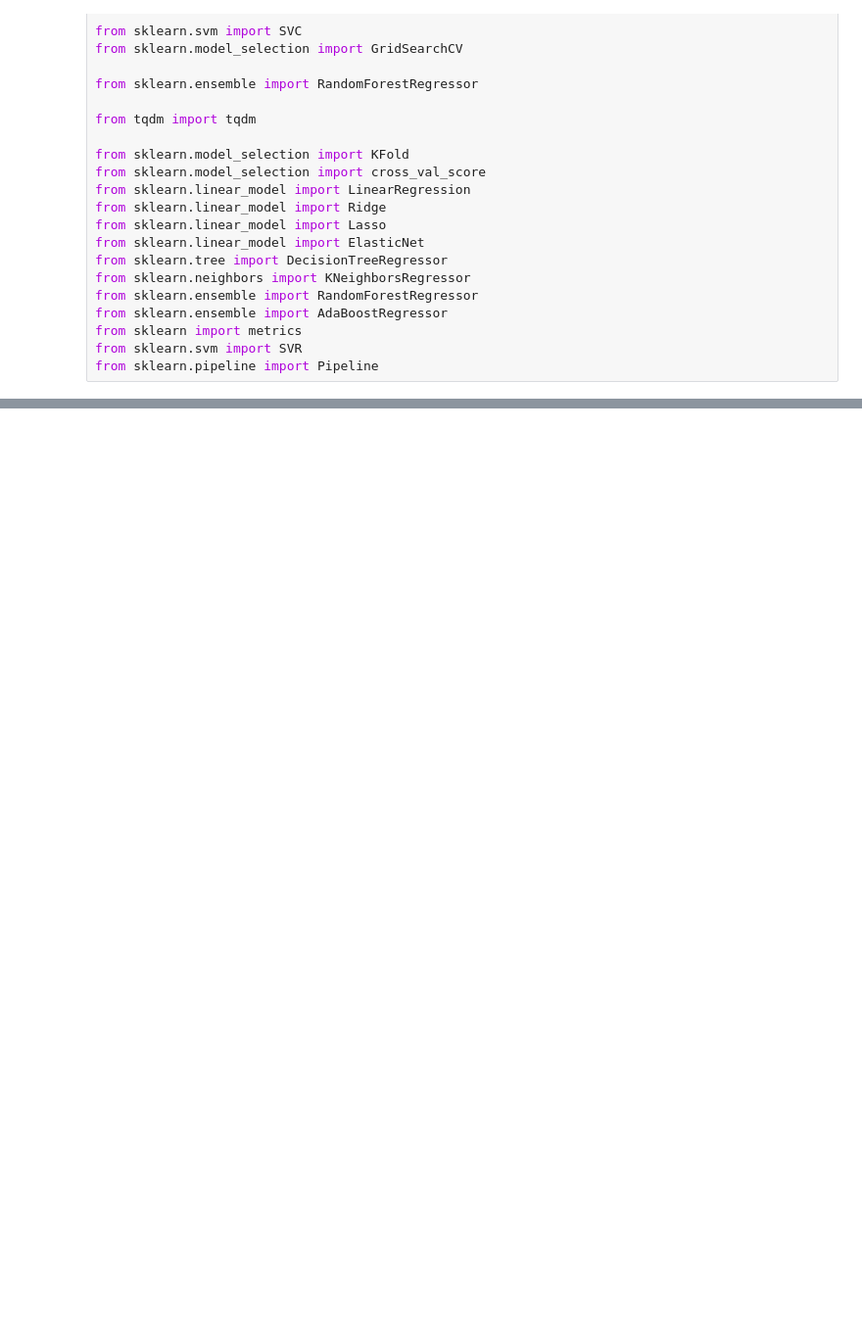
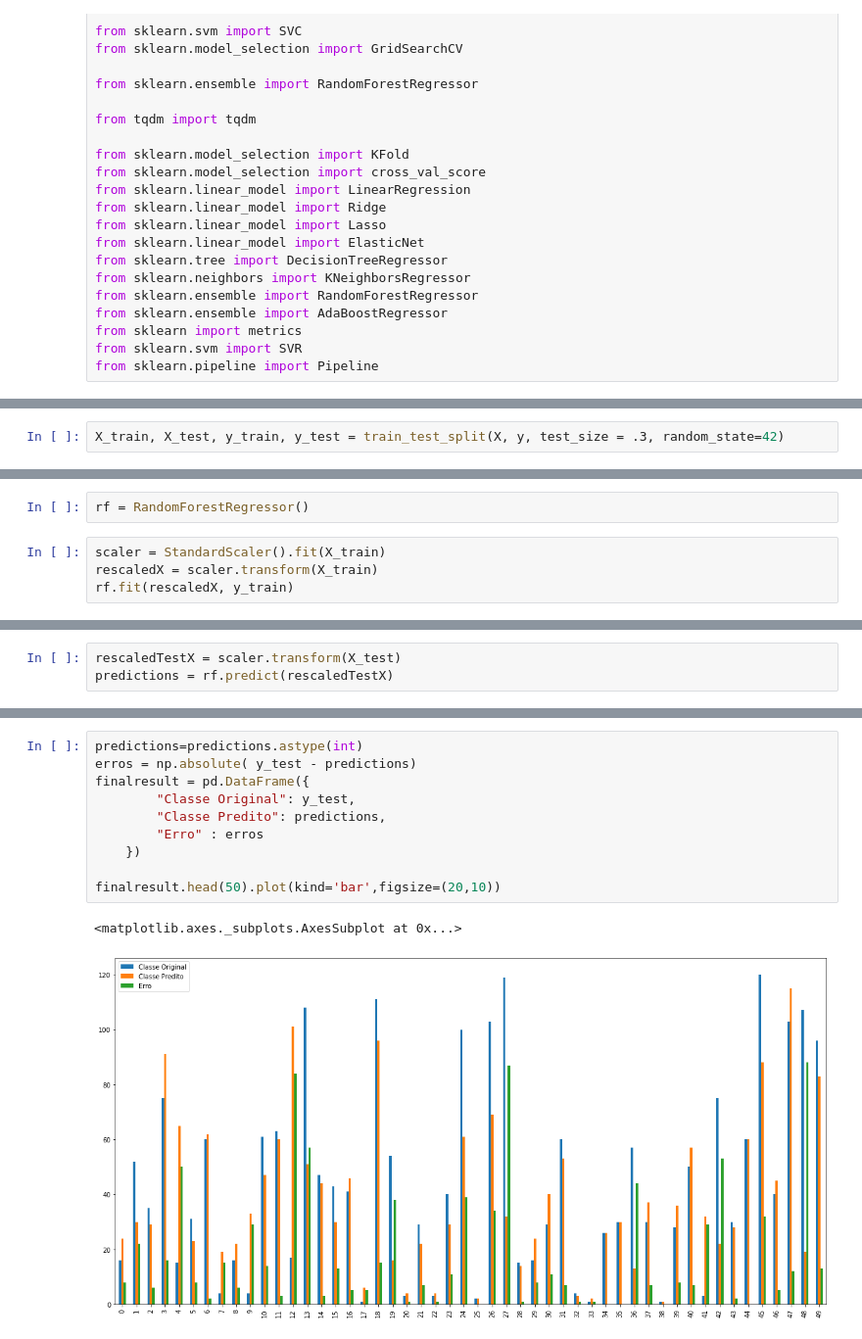
Before and after one commit to GDods/HachathonFiap, a Jupyter notebook: Regres.ipynb, the cells around one changed output, grey strips where cells are left out. Shown at 98% size. Cells and saved outputs as stored; diff of their text form; blank space fills up the shorter version.

```diff
--- a/Regres.ipynb
+++ b/Regres.ipynb
@@ -51,3 +181,5 @@ df.info()
+# %%
+X_train, X_test, y_train, y_test = train_test_split(X, y, test_size = .3, random_state=42)
 # %%
 pipelines = []
 pipelines.append(('LR', Pipeline([('Scaler', StandardScaler()),('LR', LinearRegression())])))
@@ -85,0 +231,6 @@ plt.show()
+# %%
+rf = RandomForestRegressor()
+# %%
+scaler = StandardScaler().fit(X_train)
+rescaledX = scaler.transform(X_train)
+rf.fit(rescaledX, y_train)
@@ -85,0 +239,3 @@ plt.show()
+# %%
+rescaledTestX = scaler.transform(X_test)
+predictions = rf.predict(rescaledTestX)
@@ -85,0 +255,13 @@ plt.show()
+# %%
+predictions=predictions.astype(int)
+erros = np.absolute( y_test - predictions)
+finalresult = pd.DataFrame({
+        "Classe Original": y_test,
+        "Classe Predito": predictions,
+        "Erro" : erros
+    })
+
+finalresult.head(50).plot(kind='bar',figsize=(20,10))
+# %% [output]
+<matplotlib.axes._subplots.AxesSubplot at 0x...>
+[figure, added]
```
Also changed, not shown: parts of 14 cells of this notebook.
